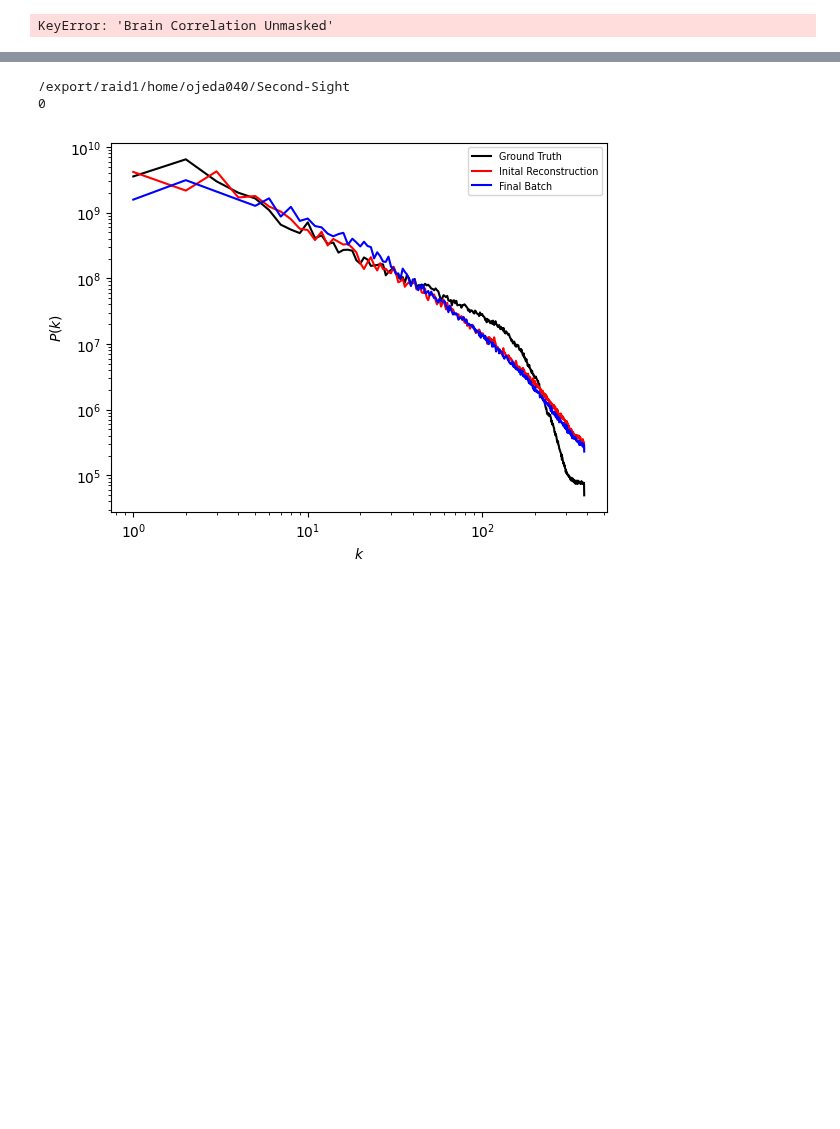
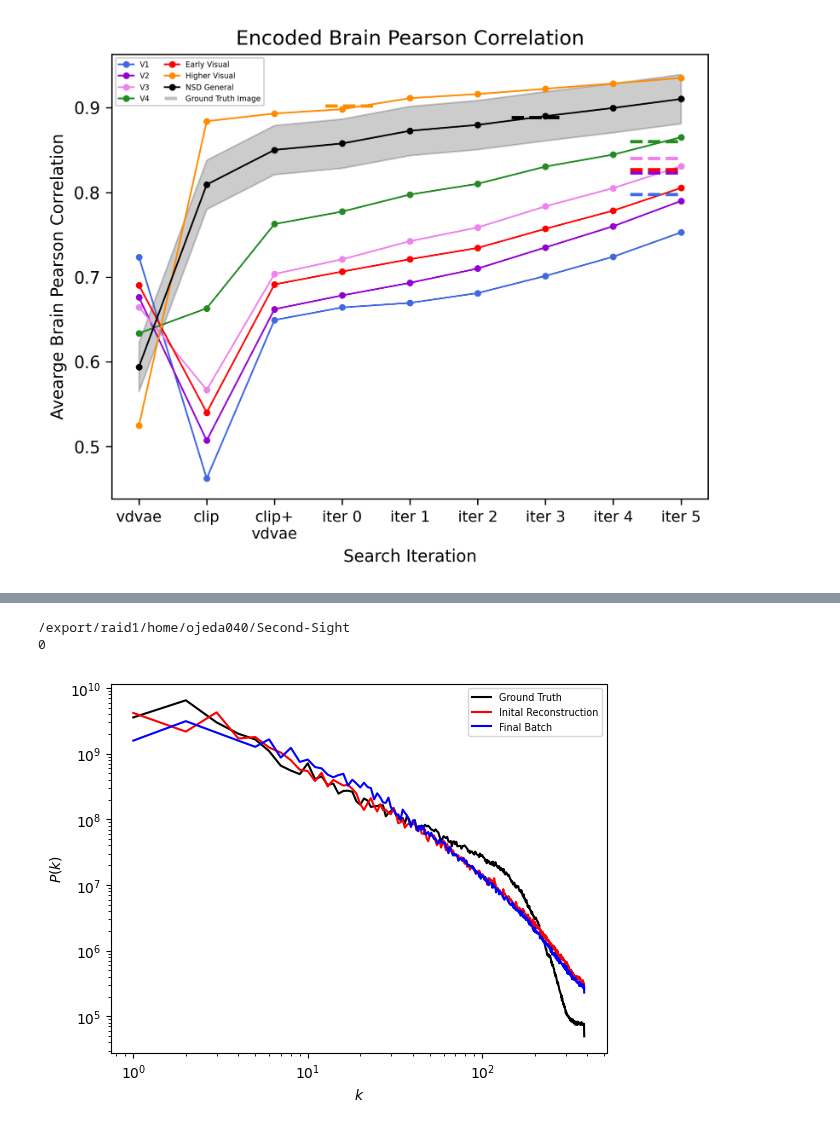
Before and after one commit to reesekneeland/Second-Sight, a Jupyter notebook: scripts/prepare_figures.ipynb, the cells around one changed output, grey strips where cells are left out. Drawn from its saved outputs; the diff is of its cells as text; code cells hidden in the pictures; blank space fills up the shorter version.

```diff
--- a/scripts/prepare_figures.ipynb
+++ b/scripts/prepare_figures.ipynb
@@ -437,7 +497,7 @@ x_hv = 0
 x_umasked = 0
 
 folders = {"vdvae_distribution" : 2, "clip_distribution" : 1, "clip+vdvae_distribution" : 3, "iter_0" : 4, "iter_1" : 5 , "iter_2" : 6, "iter_3" : 7, "iter_4" : 8, "iter_5" : 9}
-x = ["vdvae_distribution", "clip_distribution", "clip+vdvae_distribution", "iter_0", "iter_1", "iter_2", "iter_3", "iter_4", "iter_5"]
+x = ["vdvae", "clip", "clip+\nvdvae", "iter 0", "iter 1", "iter 2", "iter 3", "iter 4", "iter 5"]
 iteration = 0
 
 
@@ -500,7 +560,7 @@ for folder, sample_indicator in folders.items():
 
 
 N = 9
-x = np.array([0,1,2,3,4,5,6,7,8,9])
+#x = np.array([0,1,2,3,4,5,6,7,8,9])
 # y = np.array(brain_correlation_unmasked)
 # a, b = np.polyfit(x, brain_correlation_unmasked, deg=1)
 # y_est = a * x + b
@@ -548,42 +608,43 @@ ci_un = 0.95 * np.std(y_un) / math.sqrt(N)
 plt.plot(brain_correlation_V1, marker='.', label = 'V1', linewidth=1, color = "royalblue")
 plt.plot(brain_correlation_V2, marker='.', label = 'V2', linewidth=1, color = "darkviolet")
 plt.plot(brain_correlation_V3, marker='.', label = 'V3', linewidth=1, color = "violet")
 plt.plot(brain_correlation_V4, marker='.', label = 'V4', linewidth=1, color = "forestgreen")
 plt.plot(brain_correlation_early_visual, marker='.', label = 'Early Visual', linewidth=1, color = "red")
 plt.plot(brain_correlation_higher_visual, marker='.', label = 'Higher Visual', linewidth=1, color = "darkorange")
 plt.plot(brain_correlation_unmasked, marker='.', label = 'NSD General', linewidth=1, color = "black")
+plt.xticks(range(len(x)), x,fontsize=9)
 # plt.fill_between(x, y_err[0], y_err[0], color='dimgray', alpha=0.2)
 # plt.fill_between(x, upper, lower, color='dimgray', alpha=0.2)
 plt.fill_between(x, (y_un-ci_un), (y_un+ci_un), color='black', alpha=.2)
 # plt.fill_between(x, (y_hi-ci_hi), (y_hi+ci_hi), color='darkorange', alpha=.2)
 # plt.fill_between(x, (y_er-ci_er), (y_er+ci_er), color='red', alpha=.2)
 # plt.fill_between(x, (y_vo-ci_vo), (y_vo+ci_vo), color='royalblue', alpha=.2)
 # plt.fill_between(x, (y_vt-ci_vt), (y_vt+ci_vt), color='darkviolet', alpha=.2)
 # plt.fill_between(x, (y_vth-ci_vth), (y_vth+ci_vth), color='violet', alpha=.2)
 # plt.fill_between(x, (y_vf-ci_vf), (y_vf+ci_vf), color='forestgreen', alpha=.2)
 
-plt.plot([8, 8 + 1], [y_v1, y_v1] , color = "royalblue", linestyle="dashed", linewidth=2)
-plt.plot([x_v2, x_v2 + 0.85], [y_v2, y_v2] , color = "darkviolet", linestyle="dashed", linewidth=2)
-plt.plot([x_v3, x_v3 + 0.85], [y_v3, y_v3] , color = "violet", linestyle="dashed", linewidth=2)
-plt.plot([x_v4 - 0.10, x_v4 + 0.65], [y_v4, y_v4] , color = 'forestgreen', linestyle="dashed", linewidth=2)
-plt.plot([x_ev, x_ev + 0.85], [y_ev - 0.002, y_ev - 0.002] , color = 'red', linestyle="dashed", linewidth=2)
-plt.plot([0, 0 + 0.85], [y_hv, y_hv] , color = "darkorange", linestyle="dashed", linewidth=2)
-plt.plot([x_unmasked, x_unmasked + 0.85], [y_unmasked, y_unmasked] , color = 'black', linestyle="dashed", linewidth=2, label="Ground Truth Image")
+plt.plot([7.25, 7 + 1], [y_v1, y_v1] , color = "royalblue", linestyle="dashed", linewidth=2)
+plt.plot([7.25, 7 + 1], [y_v2, y_v2] , color = "darkviolet", linestyle="dashed", linewidth=2)
+plt.plot([7.25, 7 + 1], [y_v3, y_v3] , color = "violet", linestyle="dashed", linewidth=2)
+plt.plot([x_v4 + 0.25, x_v4 + 1], [y_v4, y_v4] , color = 'forestgreen', linestyle="dashed", linewidth=2)
+plt.plot([7.25, 7 + 1], [y_ev - 0.002, y_ev - 0.002] , color = 'red', linestyle="dashed", linewidth=2)
+plt.plot([x_hv - 0.25, x_hv + 0.50], [y_hv, y_hv] , color = "darkorange", linestyle="dashed", linewidth=2)
+plt.plot([x_unmasked + 0.5, x_unmasked + 1.25], [y_unmasked, y_unmasked] , color = 'black', linestyle="dashed", linewidth=2, label="Ground Truth Image")
 #plt.axhline(x = [1,3], y = df.loc[(df['Sample Indicator'] == 0.0)]['Brain Correlation Unmasked'].mean(), linestyle = 'dashed', label = 'Brain Correlation Unmasked')
 # plt.axhline(y = df.loc[(df['Sample Indicator'] == 0.0)]['Brain Correlation V1'].mean(), linestyle = '-', label = 'Brain Correlation V1')
 # plt.axhline(y = df.loc[(df['Sample Indicator'] == 0.0)]['Brain Correlation V2'].mean(), linestyle = '-', label = 'Brain Correlation V2')
 # plt.axhline(y = df.loc[(df['Sample Indicator'] == 0.0)]['Brain Correlation V3'].mean(), linestyle = '-', label = 'Brain Correlation V3')
 # plt.axhline(y = df.loc[(df['Sample Indicator'] == 0.0)]['Brain Correlation V4'].mean(), linestyle = '-', label = 'Brain Correlation V4')
 # plt.axhline(y = df.loc[(df['Sample Indicator'] == 0.0)]['Brain Correlation Higher Visual'].mean(), linestyle = '-', label = 'Brain Correlation Higher Visual')
 # plt.axhline(y = df.loc[(df['Sample Indicator'] == 0.0)]['Brain Correlation Early Visual'].mean(), linestyle = '-', label = 'Brain Correlation Higher Visual')
-leg = plt.legend(loc="upper left", ncol = 2, fontsize = "xx-small")
+leg = plt.legend(loc="upper left", ncol = 2, fontsize = "4.5")
 leg.legendHandles[7].set_color('silver')
 plt.xlabel("Search Iteration")
 plt.ylabel("Avearge Brain Pearson Correlation")
 plt.title("Encoded Brain Pearson Correlation")
 mpl.rcParams['figure.dpi'] = 300
 # %% [output]
-KeyError: 'Brain Correlation Unmasked'
+[figure, added]
 # %%
 # Search iterations to Ground Truth
 
```
Also changed, not shown: parts of 9 cells of this notebook, 1 other file.
